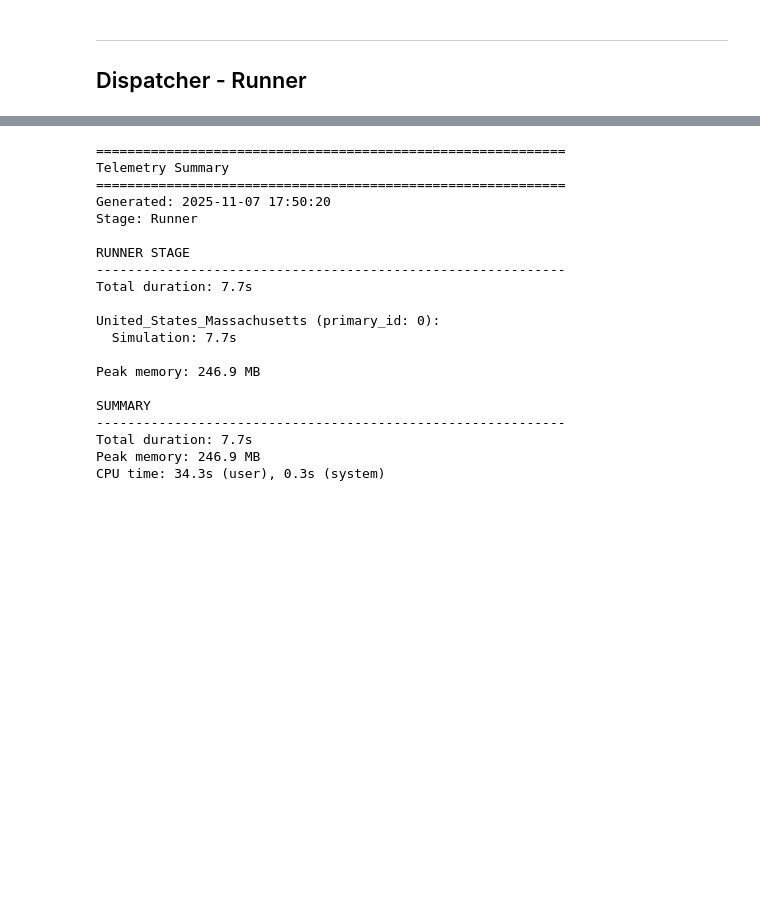
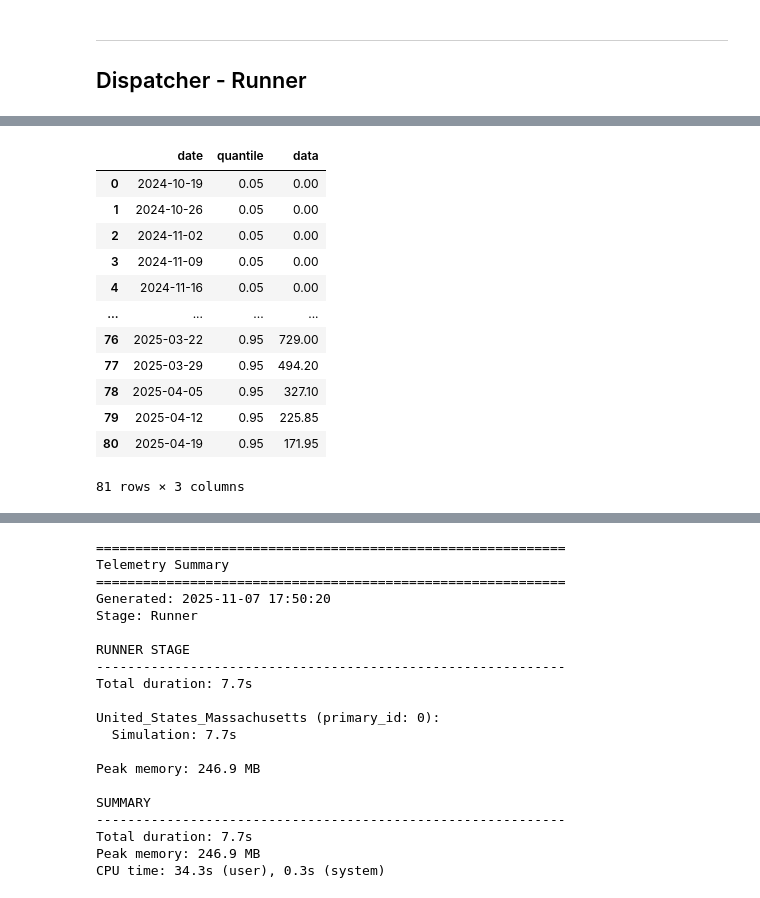
Before and after one commit to mobs-lab/epymodelingsuite, a Jupyter notebook: tutorials/Tutorial_Dispatcher.ipynb, the cells around one changed output, grey strips where cells are left out. Saved outputs shown, nothing was run; the diff lists cells and outputs as text; code cells hidden in the pictures; blank space fills up the shorter version.

```diff
--- a/tutorials/Tutorial_Dispatcher.ipynb
+++ b/tutorials/Tutorial_Dispatcher.ipynb
@@ -176,3 +225,3 @@ Generation 1/1 (epsilon: inf)
 # %%
-# with ExecutionTelemetry() as runner_telemetry_calibration1:
-#     runner_output_calibration1 = dispatch_runner(builder_output_calibration[1])
+with ExecutionTelemetry() as runner_telemetry_calibration1:
+    runner_output_calibration1 = dispatch_runner(builder_output_calibration[1])
@@ -179,3 +258,19 @@ Generation 1/1 (epsilon: inf)
+# %%
+runner_output_calibration1.results.get_calibration_quantiles(variables=['data', 'date'])
+# %% [output]
+|  | date | quantile | data |
+| 0 | 2024-10-19 | 0.05 | 0.00 |
+| 1 | 2024-10-26 | 0.05 | 0.00 |
+| 2 | 2024-11-02 | 0.05 | 0.00 |
+| 3 | 2024-11-09 | 0.05 | 0.00 |
+| 4 | 2024-11-16 | 0.05 | 0.00 |
+| ... | ... | ... | ... |
+| 76 | 2025-03-22 | 0.95 | 729.00 |
+| 77 | 2025-03-29 | 0.95 | 494.20 |
+| 78 | 2025-04-05 | 0.95 | 327.10 |
+| 79 | 2025-04-12 | 0.95 | 225.85 |
+| 80 | 2025-04-19 | 0.95 | 171.95 |
+81 rows × 3 columns
 # %%
 print(runner_telemetry_calibration0)
 # %% [output]
```
Also changed, not shown: parts of 29 cells of this notebook.
